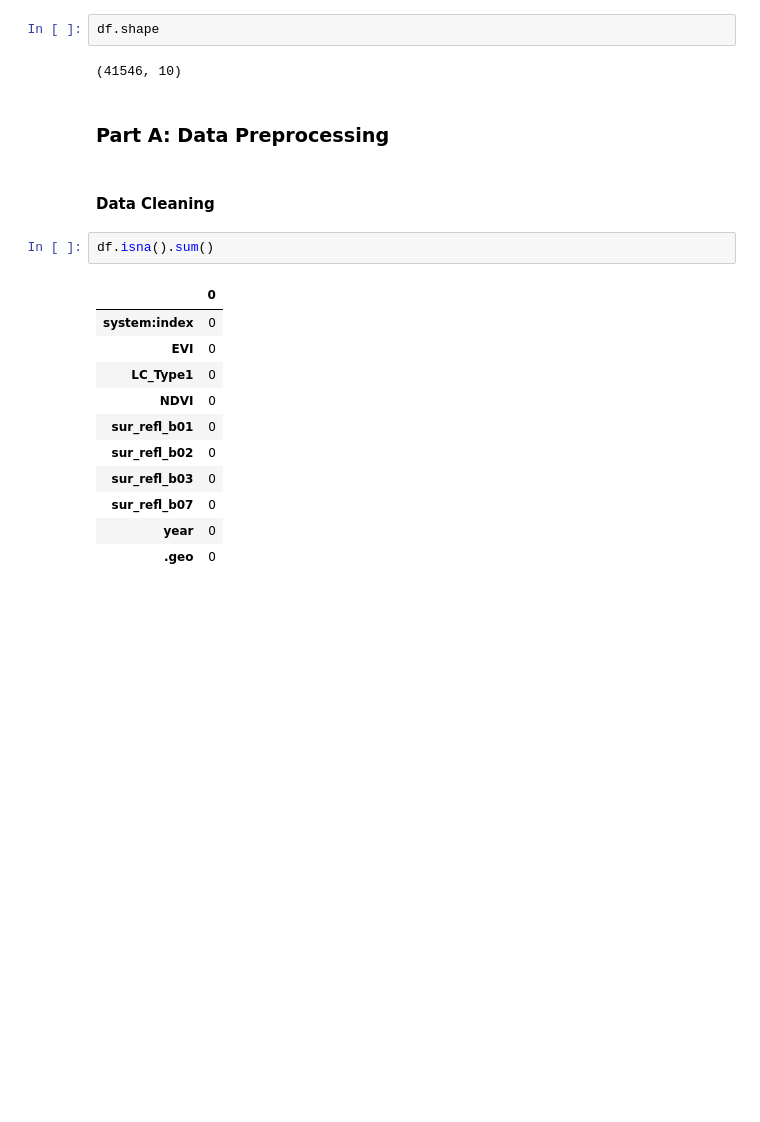
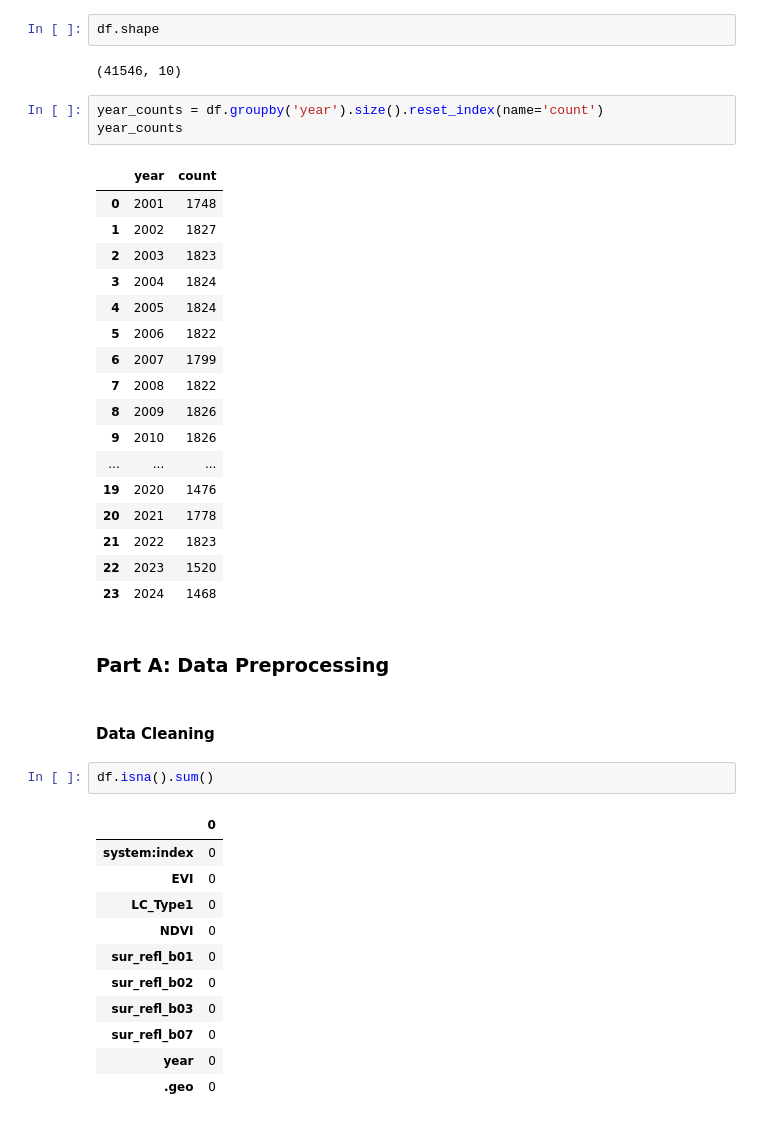
Before and after one commit to rigelyinwun/Prediction-of-Vegetation-Indices, a Jupyter notebook: Machine Learning Assignment.ipynb, the cells around one changed output. Saved outputs shown, nothing was run; the diff lists cells and outputs as text; blank space fills up the shorter version.

```diff
--- a/Machine Learning Assignment.ipynb
+++ b/Machine Learning Assignment.ipynb
@@ -178,6 +170,27 @@ df.head()
 df.shape
 # %% [output]
 (41546, 10)
+# %%
+year_counts = df.groupby('year').size().reset_index(name='count')
+year_counts
+# %% [output]
+|  | year | count |
+| 0 | 2001 | 1748 |
+| 1 | 2002 | 1827 |
+| 2 | 2003 | 1823 |
+| 3 | 2004 | 1824 |
+| 4 | 2005 | 1824 |
+| 5 | 2006 | 1822 |
+| 6 | 2007 | 1799 |
+| 7 | 2008 | 1822 |
+| 8 | 2009 | 1826 |
+| 9 | 2010 | 1826 |
+| ... | ... | ... |
+| 19 | 2020 | 1476 |
+| 20 | 2021 | 1778 |
+| 21 | 2022 | 1823 |
+| 22 | 2023 | 1520 |
+| 23 | 2024 | 1468 |
 # %% [markdown]
 ### Part A: Data Preprocessing
 # %% [markdown]
```
Also changed, not shown: parts of 13 cells of this notebook.
